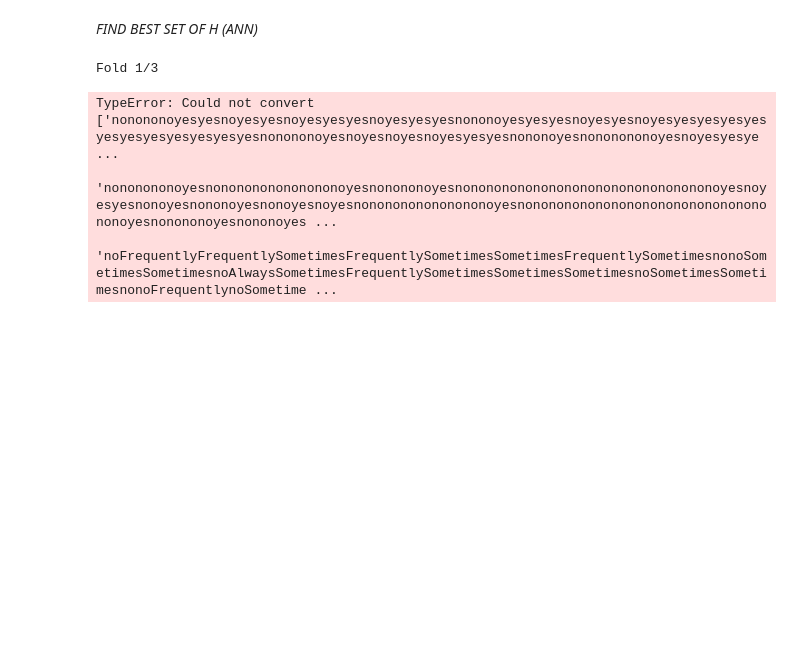
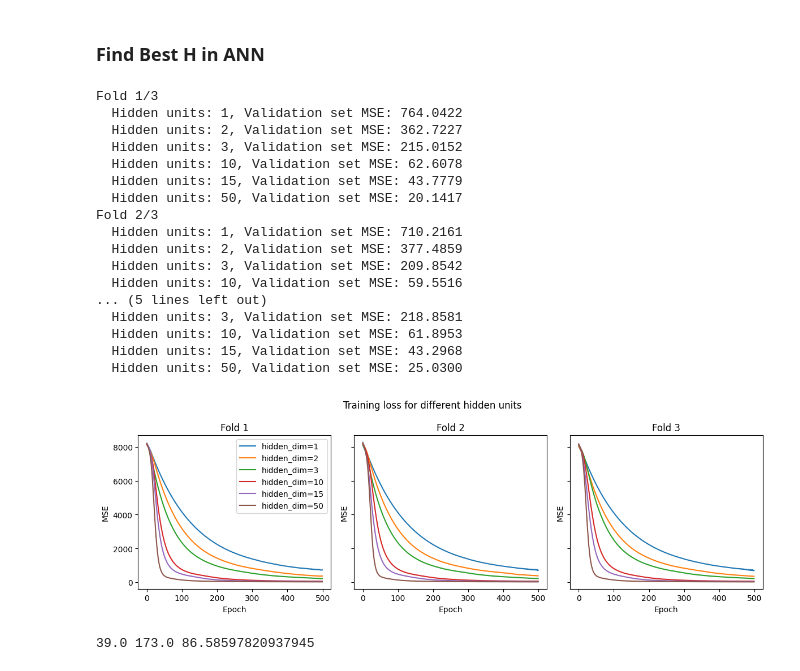
Before and after one commit to martasmadeira/project1-ml, a Jupyter notebook: notebooks/neural_networks.ipynb, the cells around one changed output. Cells and saved outputs as stored; diff of their text form; code cells hidden in the pictures; blank space fills up the shorter version.

```diff
--- a/notebooks/neural_networks.ipynb
+++ b/notebooks/neural_networks.ipynb
@@ -54,0 +28,14 @@ KeyError: "None of [Index(['CAEC', 'CALC'], dtype='object')] are in the [columns
+# %%
+def dataset_setup(df, all_attributes=False):
+    if(all_attributes):
+        X = df.drop(columns="Weight")
+
+    else:
+        #attributes_used = ["Age", "Gender", "Height", "family_history_with_overweight", "CAEC"]
+        attributes_used = df.drop(columns=["Weight", "CALC", "MTRANS", "SMOKE", "SCC", "CH2O", "CAEC"]).columns
+        X = df[attributes_used]
+
+    return X, df["Weight"]
+
+X, y = dataset_setup(df, all_attributes=True)
+X.head()
@@ -54,0 +57,4 @@ KeyError: "None of [Index(['CAEC', 'CALC'], dtype='object')] are in the [columns
+# %%
+categorical_attributes = X.drop(columns=["Age", "Height"]).columns
+X = pd.get_dummies(X, columns=categorical_attributes, drop_first=True, dtype=int)
+X.head()
@@ -55,5 +69,5 @@ KeyError: "None of [Index(['CAEC', 'CALC'], dtype='object')] are in the [columns
 # %% [markdown]
-*FIND BEST SET OF H (ANN)*
+### Find Best H in ANN
 # %%
 def get_model(input_dim, hidden_dim, output_dim):
     ### BEGIN SOLUTION
@@ -63,10 +77,6 @@ def get_model(input_dim, hidden_dim, output_dim):
         torch.nn.Linear(in_features=hidden_dim, out_features=output_dim, bias=True),    # Output layer
     )
 
-mean, std = X_train.mean(axis=0), X_train.std(axis=0)
-X_train = (X_train - mean) / std
-X_val = (X_val - mean) / std
-
 
 # K-fold crossvalidation
 K = 3
@@ -74,7 +84,7 @@ CV = KFold(K, shuffle=True, random_state=0)
 
 # Define hyperparameters
 lr = 1e-3
-n_epochs = 1000
+n_epochs = 500
 
 # Seed for reproducibility
 seed = 0
@@ -90,16 +100,19 @@ for k, (train_index, val_index) in enumerate(CV.split(X, y)):
     X_train, X_val = X.iloc[train_index], X.iloc[val_index]
     y_train, y_val = y[train_index], y[val_index]
 
+
     # Normalize data here
     mean, std = X_train.mean(axis=0), X_train.std(axis=0)
     X_train = (X_train - mean) / std
     X_val = (X_val - mean) / std
 
     # Convert to torch tensors
+    # use the underlying numpy arrays (.values / .to_numpy()) to avoid
+    # ambiguity when converting pandas Series/DataFrame to torch tensors
     X_train_tensor = torch.tensor(X_train.values, dtype=torch.float32)
-    y_train_tensor = torch.tensor(y_train, dtype=torch.float32).view(-1, 1)
+    y_train_tensor = torch.tensor(y_train.values, dtype=torch.float32).view(-1, 1)
     X_val_tensor = torch.tensor(X_val.values, dtype=torch.float32)
-    y_val_tensor = torch.tensor(y_val, dtype=torch.float32).view(-1, 1)
+    y_val_tensor = torch.tensor(y_val.values, dtype=torch.float32).view(-1, 1)
 
     input_dim  = X_train_tensor.shape[1]  # Number of features
     hidden_dim = 2
@@ -145,35 +158,48 @@ for k, (train_index, val_index) in enumerate(CV.split(X, y)):
             model.eval()
             val_outputs = model(X_val_tensor)
             val_loss = criterion(val_outputs, y_val_tensor)
             results_inner[hidden_dim]['val'].append(val_loss.item())
             print(f'  Hidden units: {hidden_dim}, Validation set MSE: {val_loss.item():.4f}')
 
     # Store the results for this fold
     results[k] = results_inner
 
 
 # Plot the loss curves for each fold and hyperparameter setting
 fig, axs = plt.subplots(1, K, figsize=(12, 4), sharey=True, sharex=True)
 # Plot the training loss for each fold and hyperparameter setting
 for fold in range(K):
     for hidden_dim in hyperparameters_to_tune:
         # Plot the training loss for this hyperparameter setting
         axs[fold].plot(results[fold][hidden_dim]['train'], label=f'hidden_dim={hidden_dim}')
 
     # Set the title and labels for each subplot
     axs[fold].set_title('Fold {}'.format(fold+1))
     axs[fold].set_xlabel('Epoch')
     axs[fold].set_ylabel('MSE')
 
 # Set the overall title and show the legend
 plt.suptitle('Training loss for different hidden units')
 plt.tight_layout()
 axs[0].legend()
 plt.show()
-
-print(y.min(), y.max(), y.mean())
 # %% [output]
 Fold 1/3
+  Hidden units: 1, Validation set MSE: 764.0422
+  Hidden units: 2, Validation set MSE: 362.7227
+  Hidden units: 3, Validation set MSE: 215.0152
+  Hidden units: 10, Validation set MSE: 62.6078
+  Hidden units: 15, Validation set MSE: 43.7779
+  Hidden units: 50, Validation set MSE: 20.1417
+Fold 2/3
+  Hidden units: 1, Validation set MSE: 710.2161
+  Hidden units: 2, Validation set MSE: 377.4859
+  Hidden units: 3, Validation set MSE: 209.8542
+  Hidden units: 10, Validation set MSE: 59.5516
+... (5 lines left out)
+  Hidden units: 3, Validation set MSE: 218.8581
+  Hidden units: 10, Validation set MSE: 61.8953
+  Hidden units: 15, Validation set MSE: 43.2968
+  Hidden units: 50, Validation set MSE: 25.0300
+[figure, added]
-TypeError: Could not convert ['nonononoyesyesnoyesyesnoyesyesyesnoyesyesyesnononoyesyesyesnoyesyesnoyesyesyesyesyesyesyesyesyesyesyesyesnonononoyesnoyesnoyesnoyesyesyesnononoyesnononononoyesnoyesyesye ...
- 'nononononoyesnononononononononoyesnonononoyesnononononononononononononononononoyesnoyesyesnonoyesnononoyesnonoyesnoyesnononononononononoyesnonononononononononononononononononoyesnonononoyesnononoyes ...
- 'noFrequentlyFrequentlySometimesFrequentlySometimesSometimesFrequentlySometimesnonoSometimesSometimesnoAlwaysSometimesFrequentlySometimesSometimesSometimesnoSometimesSometimesnonoFrequentlynoSometime ...
+39.0 173.0 86.58597820937945
```
Also changed, not shown: parts of 13 cells of this notebook.
